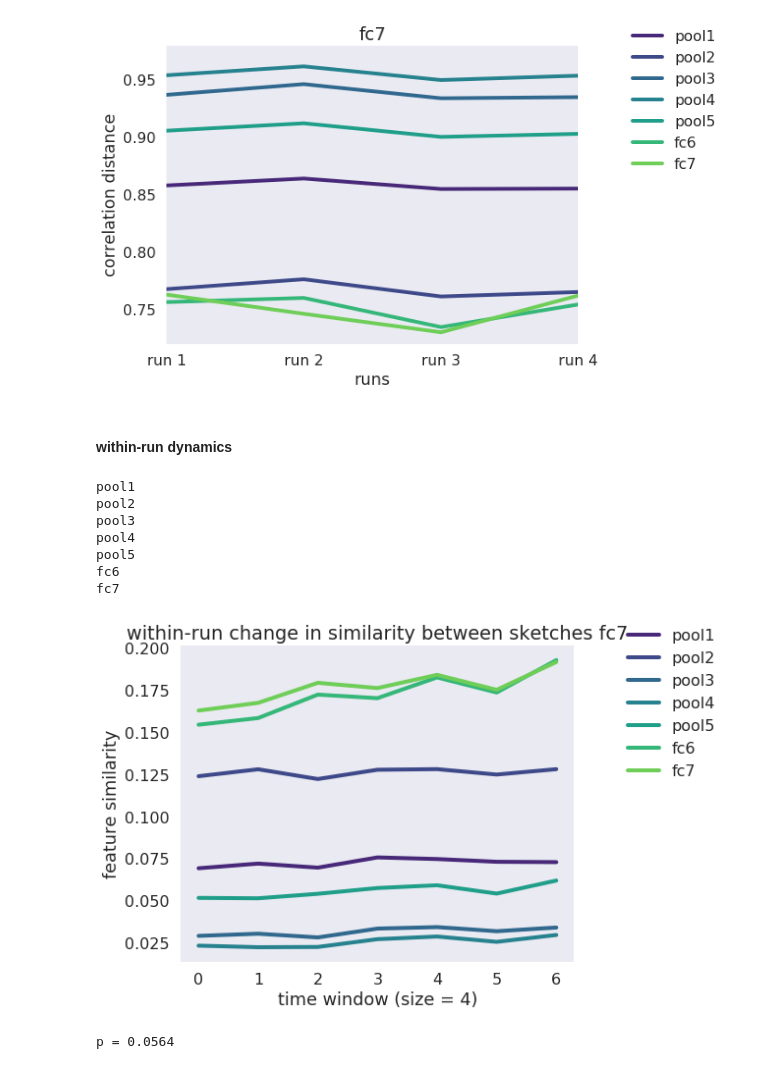
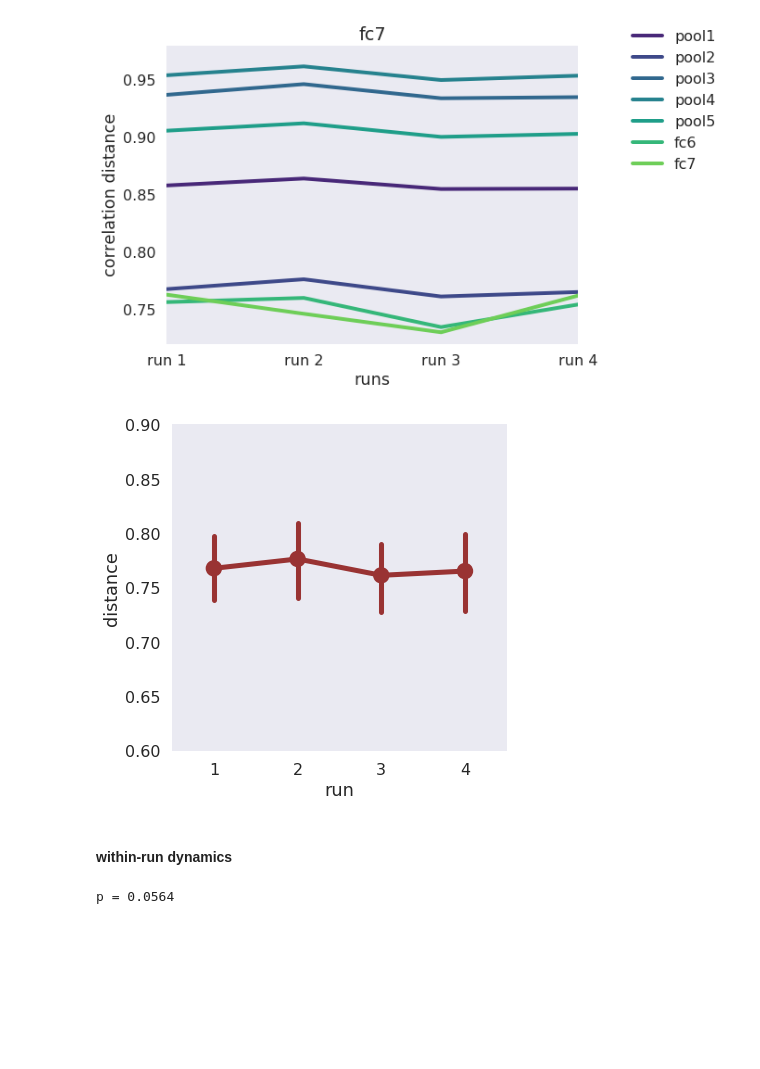
Before and after one commit to judithfan/sketchfeat, a Jupyter notebook: sketches/sketch_feature_analysis_Judy.ipynb, the cells around one changed output. Cells and saved outputs as stored; diff of their text form; code cells hidden in the pictures; blank space fills up the shorter version.

Commit message:
consolidate feature variance analyses and generalize across layers

```diff
--- a/sketches/sketch_feature_analysis_Judy.ipynb
+++ b/sketches/sketch_feature_analysis_Judy.ipynb
@@ -347,6 +347,7 @@ sub_counter = []
 run_counter = []
 SUPERSIM = []
 FLATSIM = []
+FLATDIST = []
 for f, which_feat in enumerate(layer_names):
     FEATMAT = np.load('FEATURES_{}.npy'.format(layers[layer_names.index(which_feat)]))
     _X = pd.read_csv('METADATA.csv') # metadata is the same for all layers
@@ -375,6 +376,7 @@ for f, which_feat in enumerate(layer_names):
             MEANFEAT_o2 = FEATMAT[o2_inds].mean(0)
             sim.append(stats.pearsonr(MEANFEAT_o1,MEANFEAT_o2)[0])
             FLATSIM.append(stats.pearsonr(MEANFEAT_o1,MEANFEAT_o2)[0])
+            FLATDIST.append(1-stats.pearsonr(MEANFEAT_o1,MEANFEAT_o2)[0])
 
             layer_counter.append(layer_names.index(which_feat))
             sub_counter.append(sub)
@@ -422,15 +420,20 @@ Z.columns = ['similarity','layer','subj','run']
 # %%
-ZFC7 = Z[Z['layer']==6]
-# W = ZFC7.groupby('run')['similarity'].apply(lambda x: np.mean(x))
-# Wsem = ZFC7.groupby('run')['similarity'].apply(lambda x: np.std(x)/np.sqrt(len(x)))
+Z = pd.DataFrame([FLATSIM, layer_counter, sub_counter, run_counter,FLATDIST])
+Z = Z.transpose()
+Z.columns = ['similarity','layer','subj','run','distance']
+
+which_feat = 1
+_Z = Z[Z['layer']==which_feat]
 plt.figure(figsize=(6,6))
 sns.pointplot(x="run",
-              y="similarity",
-              data=ZFC7,
+              y="distance",
+              data=_Z,
               color=(0.6,0.2,0.2))
-plt.ylim([0.0,0.5])
-plt.savefig('./plots/across_run_fc7_similarity_timecourse.pdf')
-plt.close()
+plt.ylim([0.6,0.9])
+plt.savefig('./plots/across_run_{}_distance_timecourse.pdf'.format(layer_names[which_feat]))
+# plt.close()
+# %% [output]
+[figure, added]
 # %% [markdown]
 #### within-run dynamics
 # %%
@@ -518,15 +521,6 @@ for f, which_feat in enumerate(layer_names):
     W = W.transpose()
     W.columns = ['subj','runwise_similarity_change']
     W.to_csv('sketch_similarity_timecourse_within_run_{}.csv'.format(which_feat))
-# %% [output]
-pool1
-pool2
-pool3
-pool4
-pool5
-fc6
-fc7
-[figure, removed]
 # %%
 ## grand-mean normalize subjects (subtract subject mean, add back grand mean)
 sub_means = SIM.mean(1).mean(1)
```
Also changed, not shown: parts of 12 cells of this notebook.
